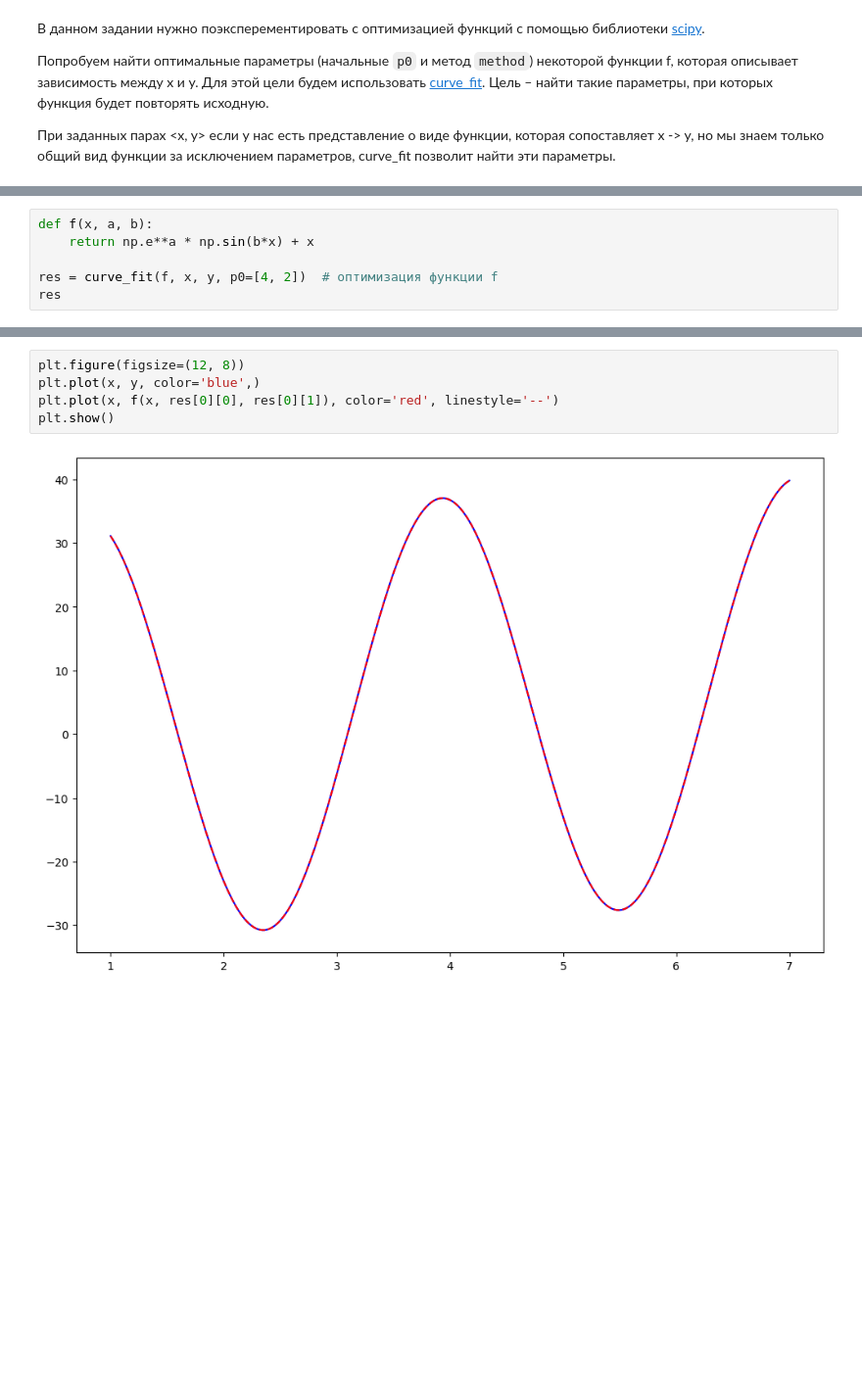
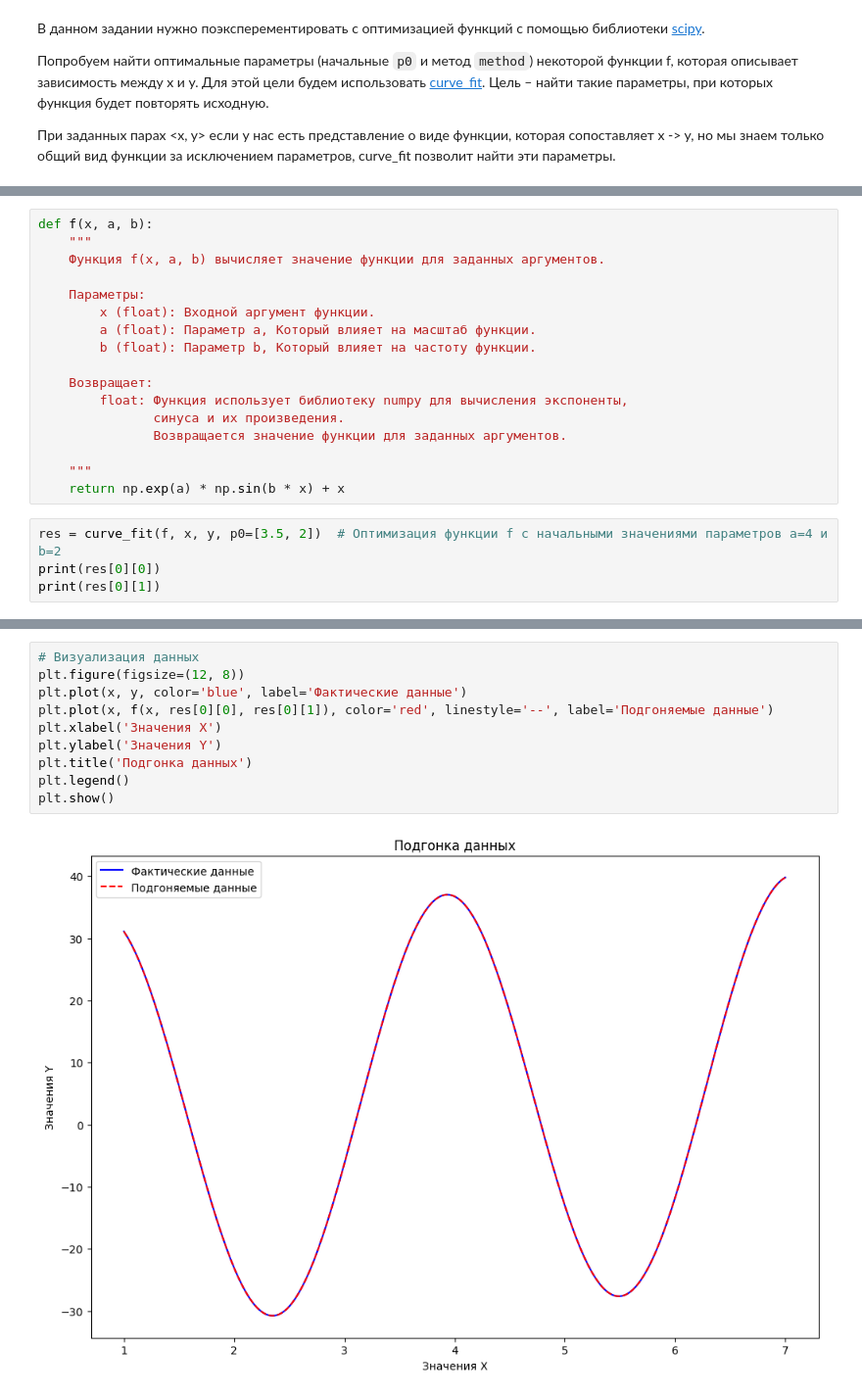
Before and after one commit to stefkong1982/-, a Jupyter notebook: Matematika_dlya_Data_Science/Teoriya_optimizacii/DZ_Kondratev_MDS_36_HW_6_upd.ipynb, the cells around one changed output, grey strips where cells are left out. Shown at 98% size. Cells and saved outputs as stored; diff of their text form; blank space fills up the shorter version.

```diff
--- a/Matematika_dlya_Data_Science/Teoriya_optimizacii/DZ_Kondratev_MDS_36_HW_6_upd.ipynb
+++ b/Matematika_dlya_Data_Science/Teoriya_optimizacii/DZ_Kondratev_MDS_36_HW_6_upd.ipynb
@@ -69,6 +62,0 @@ plt.show()
-# %%
-def f(x, a, b):
-    return np.e**a * np.sin(b*x) + x
-
-res = curve_fit(f, x, y, p0=[4, 2])  # оптимизация функции f
-res
@@ -78,0 +75,21 @@ res
+# %%
+def f(x, a, b):
+    """
+    Функция f(x, a, b) вычисляет значение функции для заданных аргументов.
+
+    Параметры:
+        x (float): Входной аргумент функции.
+        a (float): Параметр a, Который влияет на масштаб функции.
+        b (float): Параметр b, Который влияет на частоту функции.
+
+    Возвращает:
+        float: Функция использует библиотеку numpy для вычисления экспоненты,
+               синуса и их произведения.
+               Возвращается значение функции для заданных аргументов.
+
+    """
+    return np.exp(a) * np.sin(b * x) + x
+# %%
+res = curve_fit(f, x, y, p0=[3.5, 2])  # Оптимизация функции f с начальными значениями параметров a=4 и b=2
+print(res[0][0])
+print(res[0][1])
@@ -79,7 +108,12 @@ res
 # %%
+# Визуализация данных
 plt.figure(figsize=(12, 8))
-plt.plot(x, y, color='blue',)
-plt.plot(x, f(x, res[0][0], res[0][1]), color='red', linestyle='--')
+plt.plot(x, y, color='blue', label='Фактические данные')
+plt.plot(x, f(x, res[0][0], res[0][1]), color='red', linestyle='--', label='Подгоняемые данные')
+plt.xlabel('Значения X')
+plt.ylabel('Значения Y')
+plt.title('Подгонка данных')
+plt.legend()
 plt.show()
 # %% [output]
-[figure, old version]
+[figure, new version]
```
Also changed, not shown: parts of 15 cells of this notebook.
